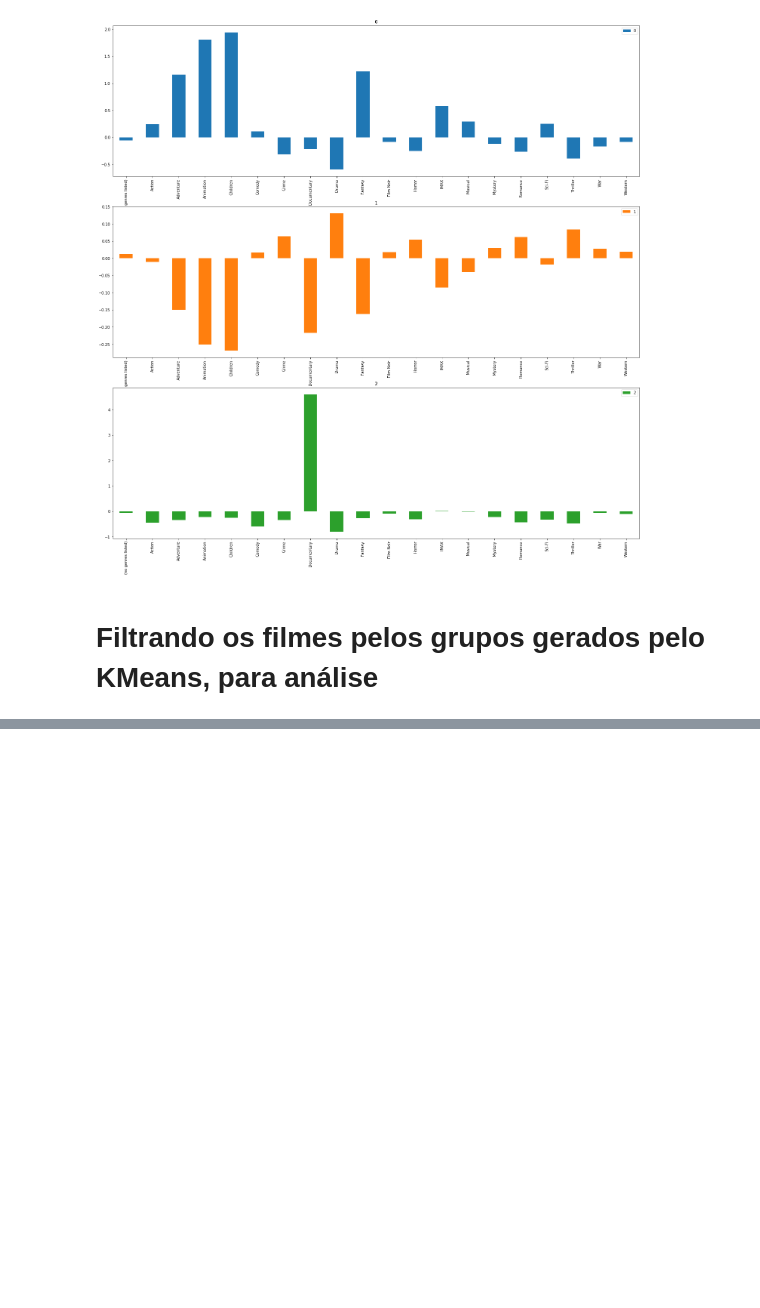
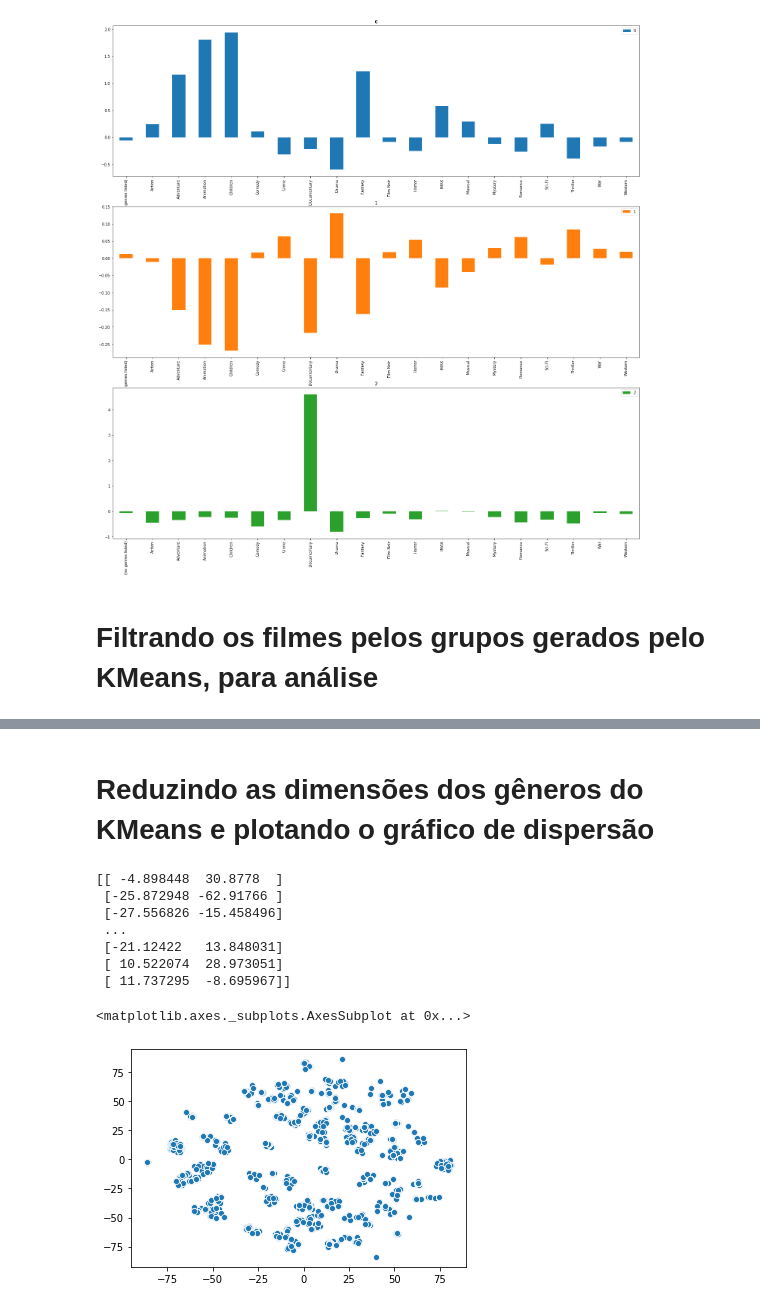
Before and after one commit to jonnes-nascimento/machine_learning, a Jupyter notebook: Introdução_a_Machine_Learning_Algoritmos_Não_Supervisionados_1.ipynb, the cells around one changed output, grey strips where cells are left out. Cells and saved outputs as stored; diff of their text form; code cells hidden in the pictures; blank space fills up the shorter version.

```diff
--- a/Introdução_a_Machine_Learning_Algoritmos_Não_Supervisionados_1.ipynb
+++ b/Introdução_a_Machine_Learning_Algoritmos_Não_Supervisionados_1.ipynb
@@ -202,3 +202,24 @@ dados_dos_filmes[filtro].sample(10) # traz somente as linhas marcadas como True,
 | 8552 | 115819 | Mr Hublot (2013) | Animation|Comedy | 0 | 0 | 0 | 1 | 0 | 1 | ... |
 | 599 | 745 | Wallace & Gromit: A Close Shave (... | Animation|Children|Comedy | 0 | 0 | 0 | 1 | 1 | 1 | ... |
 | 9237 | 153236 | Genius Party (2007) | Animation | 0 | 0 | 0 | 1 | 0 | 0 | ... |
+# %% [markdown]
+ # Reduzindo as dimensões dos gêneros do KMeans e plotando o gráfico de dispersão
+# %%
+from sklearn.manifold import TSNE
+import seaborn as sns
+
+tsne = TSNE()
+
+visualizacao = tsne.fit_transform(generos_escalados)
+
+print(visualizacao)
+# %% [output]
+[[ -4.898448  30.8778  ]
+ [-25.872948 -62.91766 ]
+ [-27.556826 -15.458496]
+ ...
+ [-21.12422   13.848031]
+ [ 10.522074  28.973051]
+ [ 11.737295  -8.695967]]
+<matplotlib.axes._subplots.AxesSubplot at 0x...>
+[figure, added]
```
Also changed, not shown: parts of 1 cell of this notebook.
